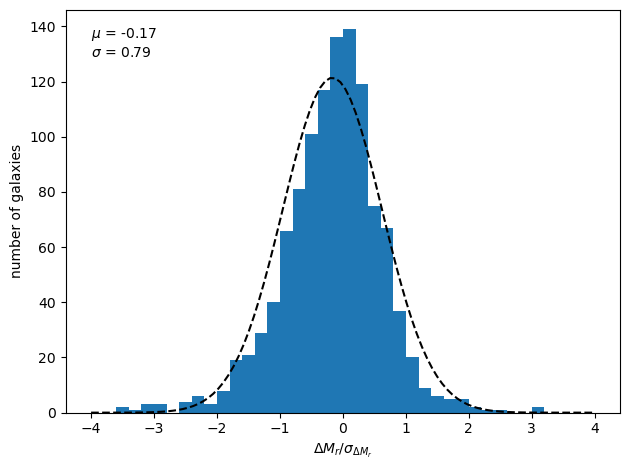
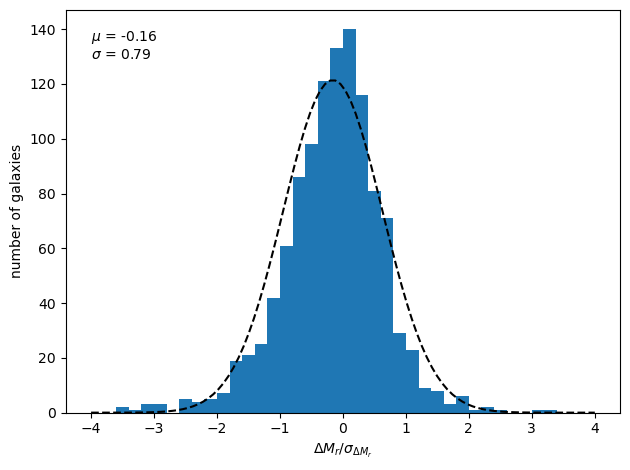
The change to this notebook cell's code, shown as a diff; its figure went from the first image to the second:
--- before
+++ after
@@ -12,5 +12,5 @@
 
 _x = np.linspace(-4, 4, 100)
-plt.plot(_x, 240*norm.pdf(_x, *Gaussian_params), 'k--')
+plt.plot(_x, 240*stats.norm.pdf(_x, *Gaussian_params), 'k--')
 
 plt.annotate('$\mu$ = {:.2f}\n$\sigma$ = {:.2f}'.format(*Gaussian_params),

Commit: Fixing sign on BASS correction in SV - no change to calibration or results